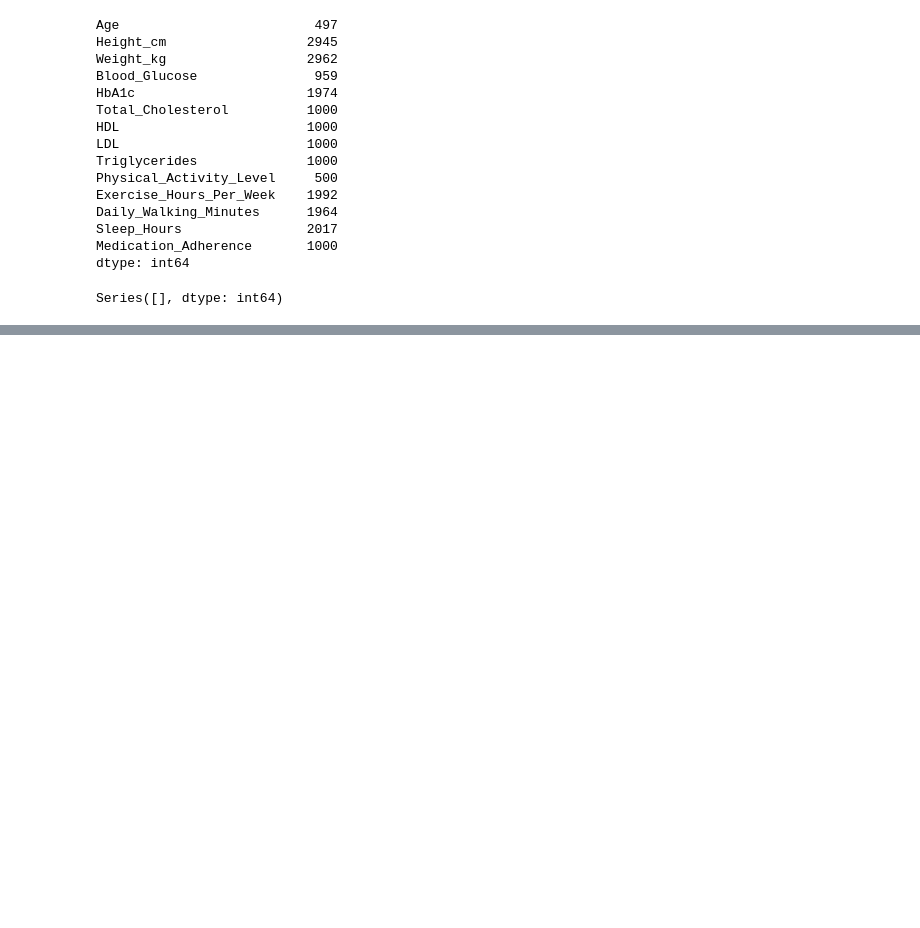
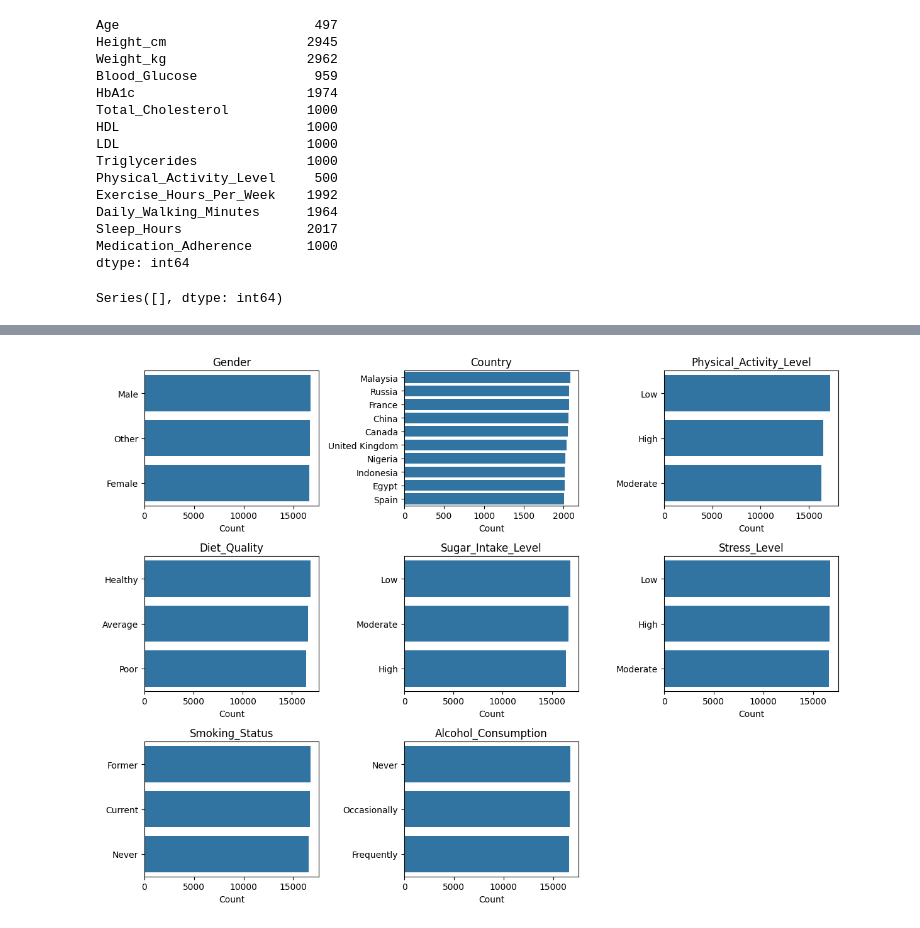
Before and after one commit to satyam2006-cmd/DataForge, a Jupyter notebook: Journey_milestones_and_mini_projects/Diabetes Risk prediction (examining xai).ipynb, the cells around one changed output, grey strips where cells are left out. Cells and saved outputs as stored; diff of their text form; code cells hidden in the pictures; blank space fills up the shorter version.

```diff
--- a/Journey_milestones_and_mini_projects/Diabetes Risk prediction (examining xai).ipynb
+++ b/Journey_milestones_and_mini_projects/Diabetes Risk prediction (examining xai).ipynb
@@ -150,0 +213,20 @@ Series([], dtype: int64)
+# %%
+cat_cols = df.select_dtypes(include='object').columns[:8]
+nrows = int(np.ceil(len(cat_cols) / 3))
+
+fig, axes = plt.subplots(nrows, 3, figsize=(12, 3*nrows))
+axes = np.array(axes).reshape(-1)
+
+for i, col in enumerate(cat_cols):
+    sns.countplot(y=df[col], order=df[col].value_counts().index[:10], ax=axes[i])
+    axes[i].set_title(col)
+    axes[i].set_ylabel("")
+    axes[i].set_xlabel("Count")
+
+for j in range(i+1, len(axes)):
+    axes[j].axis("off")
+
+plt.tight_layout()
+plt.show()
+# %% [output]
+[figure, added]
```
Also changed, not shown: parts of 35 cells of this notebook.
